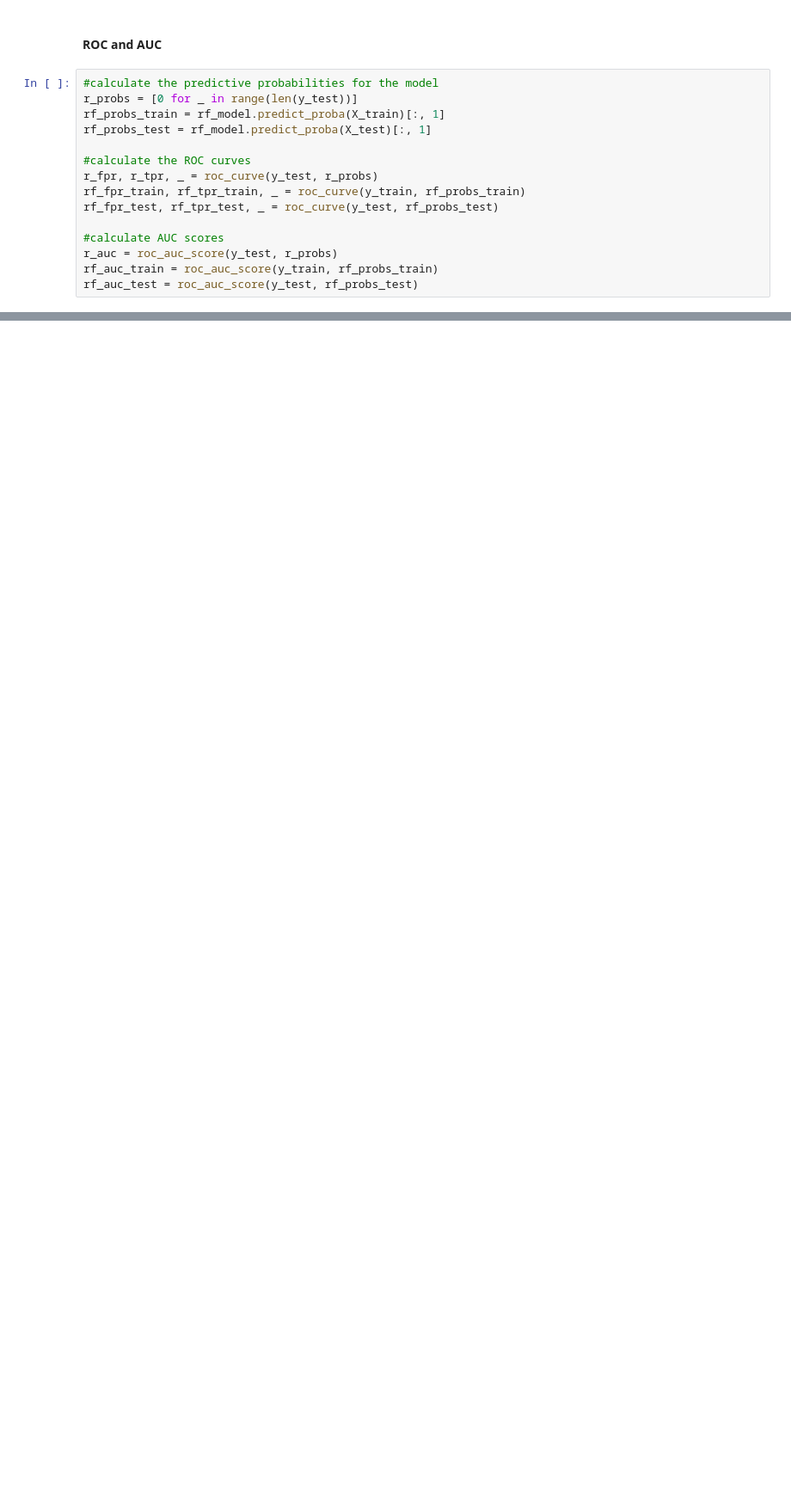
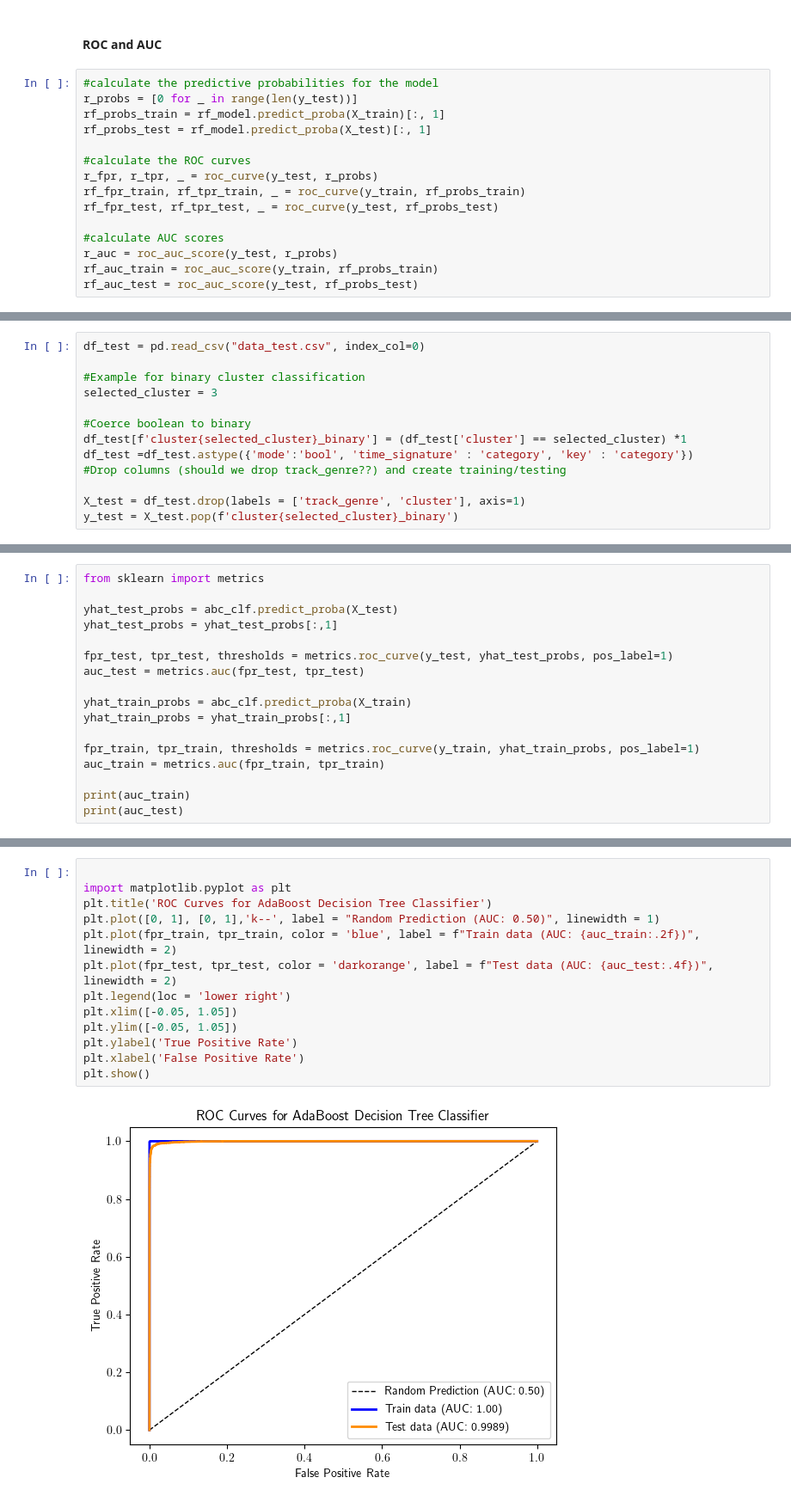
Before and after one commit to hurdg/Spotify_GenreClassifier, a Jupyter notebook: ModelBuilding.ipynb, the cells around one changed output, grey strips where cells are left out. Shown at 86% size. Drawn from its saved outputs; the diff is of its cells as text; blank space fills up the shorter version.

```diff
--- a/ModelBuilding.ipynb
+++ b/ModelBuilding.ipynb
@@ -288,0 +446,13 @@ yhat = svc_clf.predict(X_test)
+# %%
+df_test = pd.read_csv("data_test.csv", index_col=0)
+
+#Example for binary cluster classification
+selected_cluster = 3
+
+#Coerce boolean to binary
+df_test[f'cluster{selected_cluster}_binary'] = (df_test['cluster'] == selected_cluster) *1
+df_test =df_test.astype({'mode':'bool', 'time_signature' : 'category', 'key' : 'category'})
+#Drop columns (should we drop track_genre??) and create training/testing
+
+X_test = df_test.drop(labels = ['track_genre', 'cluster'], axis=1)
+y_test = X_test.pop(f'cluster{selected_cluster}_binary')
@@ -288,0 +468,17 @@ yhat = svc_clf.predict(X_test)
+# %%
+from sklearn import metrics
+
+yhat_test_probs = abc_clf.predict_proba(X_test)
+yhat_test_probs = yhat_test_probs[:,1]
+
+fpr_test, tpr_test, thresholds = metrics.roc_curve(y_test, yhat_test_probs, pos_label=1)
+auc_test = metrics.auc(fpr_test, tpr_test)
+
+yhat_train_probs = abc_clf.predict_proba(X_train)
+yhat_train_probs = yhat_train_probs[:,1]
+
+fpr_train, tpr_train, thresholds = metrics.roc_curve(y_train, yhat_train_probs, pos_label=1)
+auc_train = metrics.auc(fpr_train, tpr_train)
+
+print(auc_train)
+print(auc_test)
@@ -288,0 +488,15 @@ yhat = svc_clf.predict(X_test)
+# %%
+
+import matplotlib.pyplot as plt
+plt.title('ROC Curves for AdaBoost Decision Tree Classifier')
+plt.plot([0, 1], [0, 1],'k--', label = "Random Prediction (AUC: 0.50)", linewidth = 1)
+plt.plot(fpr_train, tpr_train, color = 'blue', label = f"Train data (AUC: {auc_train:.2f})", linewidth = 2)
+plt.plot(fpr_test, tpr_test, color = 'darkorange', label = f"Test data (AUC: {auc_test:.4f})", linewidth = 2)
+plt.legend(loc = 'lower right')
+plt.xlim([-0.05, 1.05])
+plt.ylim([-0.05, 1.05])
+plt.ylabel('True Positive Rate')
+plt.xlabel('False Positive Rate')
+plt.show()
+# %% [output]
+[figure, added]
```
Also changed, not shown: parts of 44 cells of this notebook, 2 other files.
